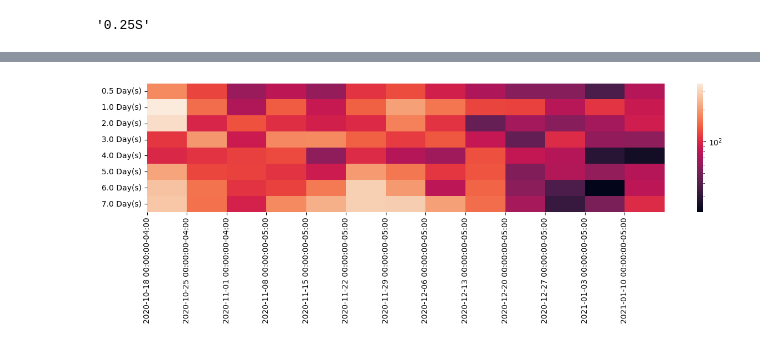
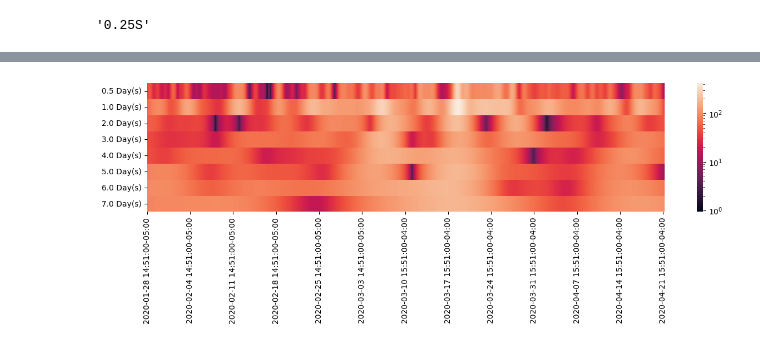
Before and after one commit to boyu-zhang-25/sensecode-eda, a Jupyter notebook: preprocessing.ipynb, the cells around one changed output, grey strips where cells are left out. Drawn from its saved outputs; the diff is of its cells as text; code cells hidden in the pictures.

```diff
--- a/preprocessing.ipynb
+++ b/preprocessing.ipynb
@@ -8,7 +8,7 @@ import seaborn as sns
 from scipy.stats import zscore
 from matplotlib.colors import LogNorm, Normalize
 # %%
-eda_filepath = '/media/bayesian-posterior/sdc/sensecode_data/SP15_eda_worn_left.h5'
+eda_filepath = '/media/bayesian-posterior/sdc/sensecode_data/SP1_eda_worn_left.h5'
 # %%
 FS = 4 # E4 sampling rate
 
@@ -197,7 +195,7 @@ def plot_morlet(df_eda,
                 freq_arr,
                 tick_freq):
 
-    resampled_df = df_eda_without_artifacts[freq_names].resample(tick_freq).mean()
+    resampled_df = df_eda_without_artifacts[freq_names].resample(tick_freq).median()
     cwtm = resampled_df.to_numpy().T # (len(freq_list), len(t))
 
     tick_freq_dict = {'T':60*24*7, 'H':24*7, 'D':7, 'W':1}
@@ -216,7 +214,7 @@ def plot_morlet(df_eda,
 # %%
 plot_morlet(df_eda = df_eda_without_artifacts,
             freq_names = FREQ_NAMES,
             freq_arr = FREQ_ARRAY,
-            tick_freq = 'W')
+            tick_freq = 'T')
 # %% [output]
-[figure, old version]
+[figure, new version]
```
Also changed, not shown: parts of 2 cells of this notebook, 3 other files.
